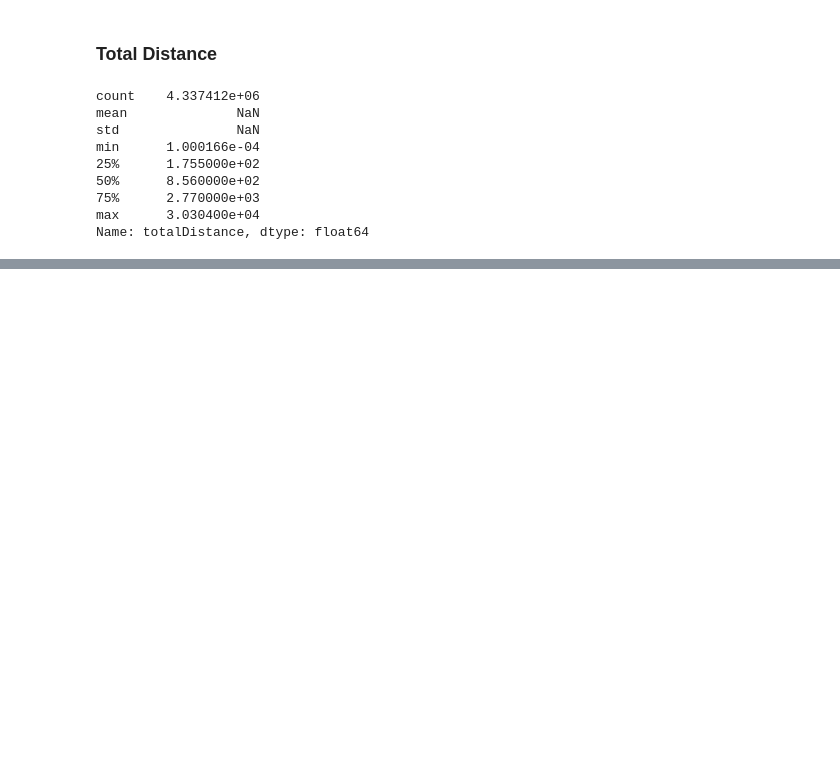
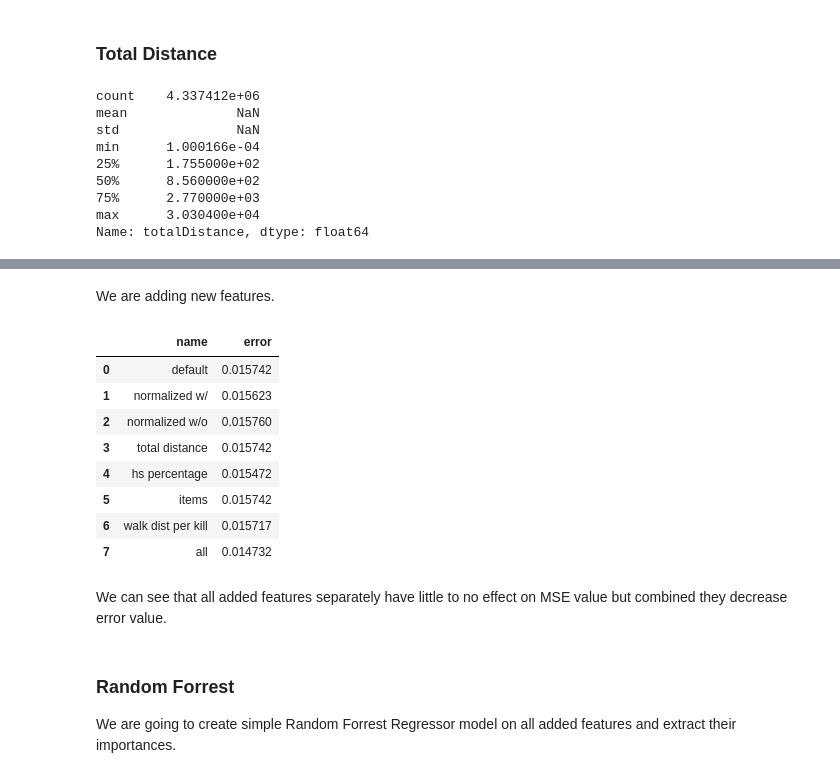
Before and after one commit to SzyMan1337/PUBG-Finish-Placement-Prediction, a Jupyter notebook: DataAnalysis.ipynb, the cells around one changed output, grey strips where cells are left out. Cells and saved outputs as stored; diff of their text form; code cells hidden in the pictures; blank space fills up the shorter version.

```diff
--- a/DataAnalysis.ipynb
+++ b/DataAnalysis.ipynb
@@ -496,0 +541,9 @@ We will analyze importances of features
+# %%
+results = []
+resultsAppend('default', tryDataLinear(df[defaultCols]))
+resultsAppend('normalized w/', tryDataLinear(df[defaultCols + colsNorm]))
+resultsAppend('normalized w/o', tryDataLinear(df[defaultCols + colsNorm].drop(colsNoNorm,axis=1)))
+resultsAppend('total distance', tryDataLinear(df[defaultCols + ['totalDistance']]))
+resultsAppend('hs percentage', tryDataLinear(df[defaultCols + ['headshotPercentage']]))
+# %% [markdown]
+We are adding new features.
@@ -496,0 +560,19 @@ We will analyze importances of features
+# %%
+gc.collect()
+pd.DataFrame(results)
+# %% [output]
+|  | name | error |
+| 0 | default | 0.015742 |
+| 1 | normalized w/ | 0.015623 |
+| 2 | normalized w/o | 0.015760 |
+| 3 | total distance | 0.015742 |
+| 4 | hs percentage | 0.015472 |
+| 5 | items | 0.015742 |
+| 6 | walk dist per kill | 0.015717 |
+| 7 | all | 0.014732 |
+# %% [markdown]
+We can see that all added features separately have little to no effect on MSE value but combined they decrease error value.
+# %% [markdown]
+### Random Forrest
+
+We are going to create simple Random Forrest Regressor model on all added features and extract their importances.
```
Also changed, not shown: parts of 35 cells of this notebook, 1 other file.
